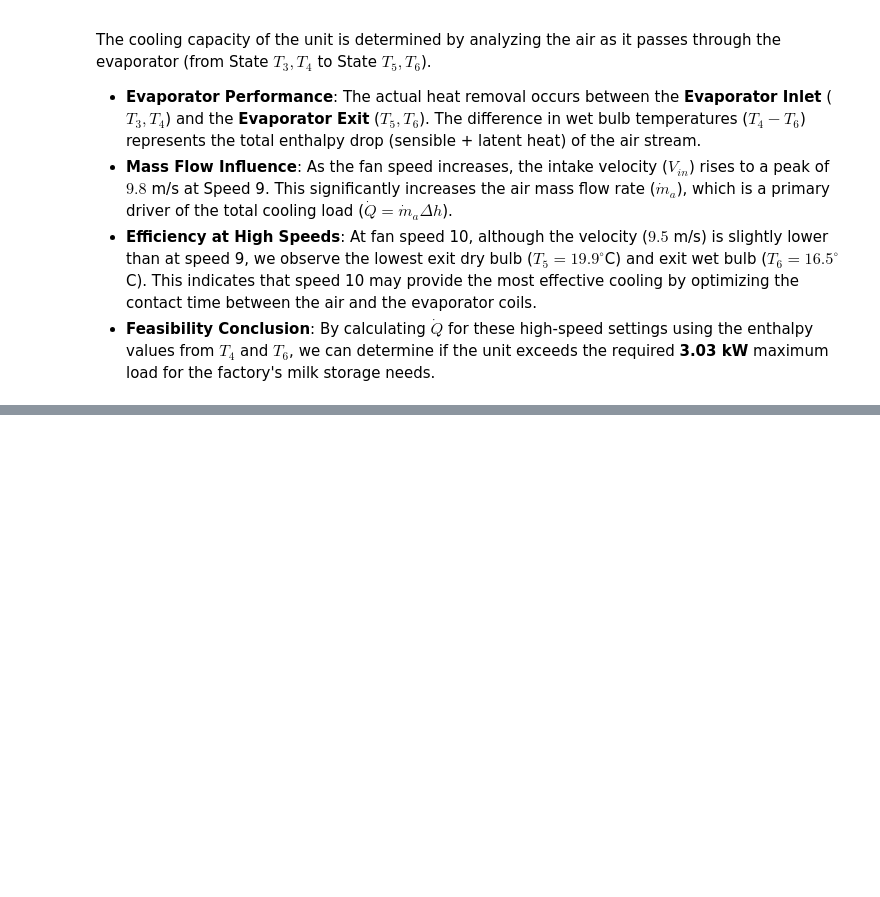
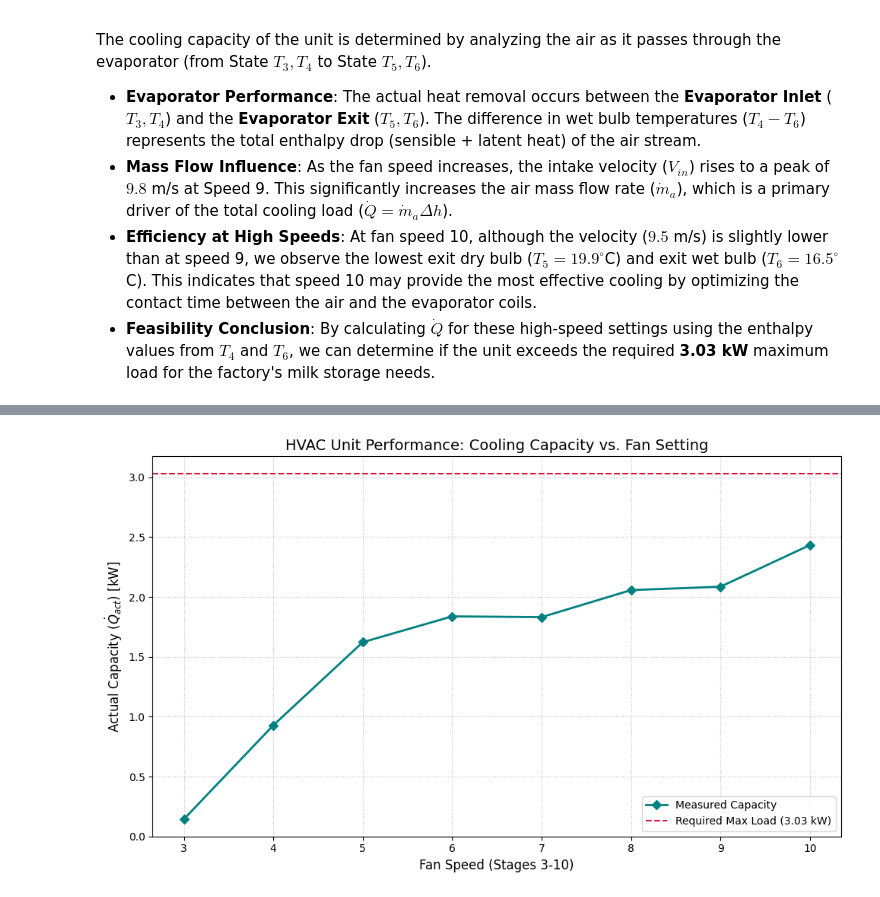
Before and after one commit to kush450629/ME421_GROUP_A1, a Jupyter notebook: Heat Transfer/ME421_E20025_HVAC.ipynb, the cells around one changed output, grey strips where cells are left out. Saved outputs shown, nothing was run; the diff lists cells and outputs as text; code cells hidden in the pictures; blank space fills up the shorter version.

```diff
--- a/Heat Transfer/ME421_E20025_HVAC.ipynb
+++ b/Heat Transfer/ME421_E20025_HVAC.ipynb
@@ -183,0 +265,74 @@ The cooling capacity of the unit is determined by analyzing the air as it passes
+# %%
+import numpy as np
+import pandas as pd
+import matplotlib.pyplot as plt
+
+# ================= 1. Measured Laboratory Records =================
+# Data extracted from the fan speed performance trials
+test_results = {
+    "setting": [3, 4, 5, 6, 7, 8, 9, 10],
+    "db_in": [29.9, 30.0, 29.2, 29.2, 29.4, 29.0, 28.7, 29.4],   # Return Air T_db
+    "wb_in": [25.3, 24.9, 23.7, 23.3, 23.2, 23.1, 22.9, 23.2],   # Return Air T_wb
+    "db_out": [24.3, 20.4, 20.8, 21.4, 21.5, 21.2, 21.3, 19.9],  # Discharge T_db
+    "wb_out": [19.7, 16.6, 16.2, 18.0, 18.2, 17.6, 17.4, 16.5],  # Discharge T_wb
+    "air_vel": [0.6, 2.8, 5.6, 8.8, 9.3, 9.6, 9.8, 9.5]          # Velocity (m/s)
+}
+
+hvac_df = pd.DataFrame(test_results)
+
+# ================= 2. Physical Constants & Geometry =================
+P_standard = 101.325   # kPa
+air_density = 1.2      # kg/m^3
+duct_diameter = 0.11   # 110mm duct (m)
+cross_area = (np.pi * duct_diameter**2) / 4
+
+def compute_air_enthalpy(dry_bulb, wet_bulb):
+    """
+    Computes specific enthalpy (kJ/kg) using standard psychrometric formulas.
+    """
+    # Saturation pressure at the wet bulb temperature
+    sat_pres_wb = 0.61078 * np.exp((17.27 * wet_bulb) / (wet_bulb + 237.3))
+
+    # Partial vapor pressure
+    vapor_pres = sat_pres_wb - 0.000662 * P_standard * (dry_bulb - wet_bulb)
+
+    # Absolute Humidity (Humidity Ratio)
+    hum_ratio = 0.62194 * vapor_pres / (P_standard - vapor_pres)
+
+    # Final Enthalpy Calculation
+    enthalpy = (1.006 * dry_bulb) + hum_ratio * (2501 + 1.86 * dry_bulb)
+    return enthalpy
+
+# ================= 3. Performance Calculations =================
+# Mapping enthalpy values to inlet and outlet states
+hvac_df['h_inlet'] = hvac_df.apply(lambda x: compute_air_enthalpy(x['db_in'], x['wb_in']), axis=1)
+hvac_df['h_outlet'] = hvac_df.apply(lambda x: compute_air_enthalpy(x['db_out'], x['wb_out']), axis=1)
+
+# Mass flow rate calculation (kg/s)
+hvac_df['mass_flow'] = air_density * cross_area * hvac_df['air_vel']
+
+# Net Heat Removal Capacity (kW)
+hvac_df['capacity_kW'] = hvac_df['mass_flow'] * (hvac_df['h_inlet'] - hvac_df['h_outlet'])
+
+# ================= 4. Visualization of Results =================
+plt.figure(figsize=(10, 6))
+plt.plot(hvac_df['setting'], hvac_df['capacity_kW'], color='teal', marker='D', ls='-', lw=2, label='Measured Capacity')
+
+# Benchmarking against the factory requirement
+plt.axhline(y=3.03, color='crimson', ls='--', lw=1.5, label='Required Max Load (3.03 kW)')
+
+# Formatting the plot
+plt.title('HVAC Unit Performance: Cooling Capacity vs. Fan Setting', fontsize=14)
+plt.xlabel('Fan Speed (Stages 3-10)', fontsize=12)
+plt.ylabel('Actual Capacity ($\dot{Q}_{act}$) [kW]', fontsize=12)
+plt.legend(frameon=True)
+plt.grid(color='gray', ls=':', alpha=0.5)
+
+plt.tight_layout()
+plt.show()
+
+# Display the summary table
+print("--- Final Performance Summary ---")
+print(hvac_df[['setting', 'air_vel', 'capacity_kW']].to_string(index=False))
+# %% [output]
+[figure, added]
```
Also changed, not shown: parts of 5 cells of this notebook.
